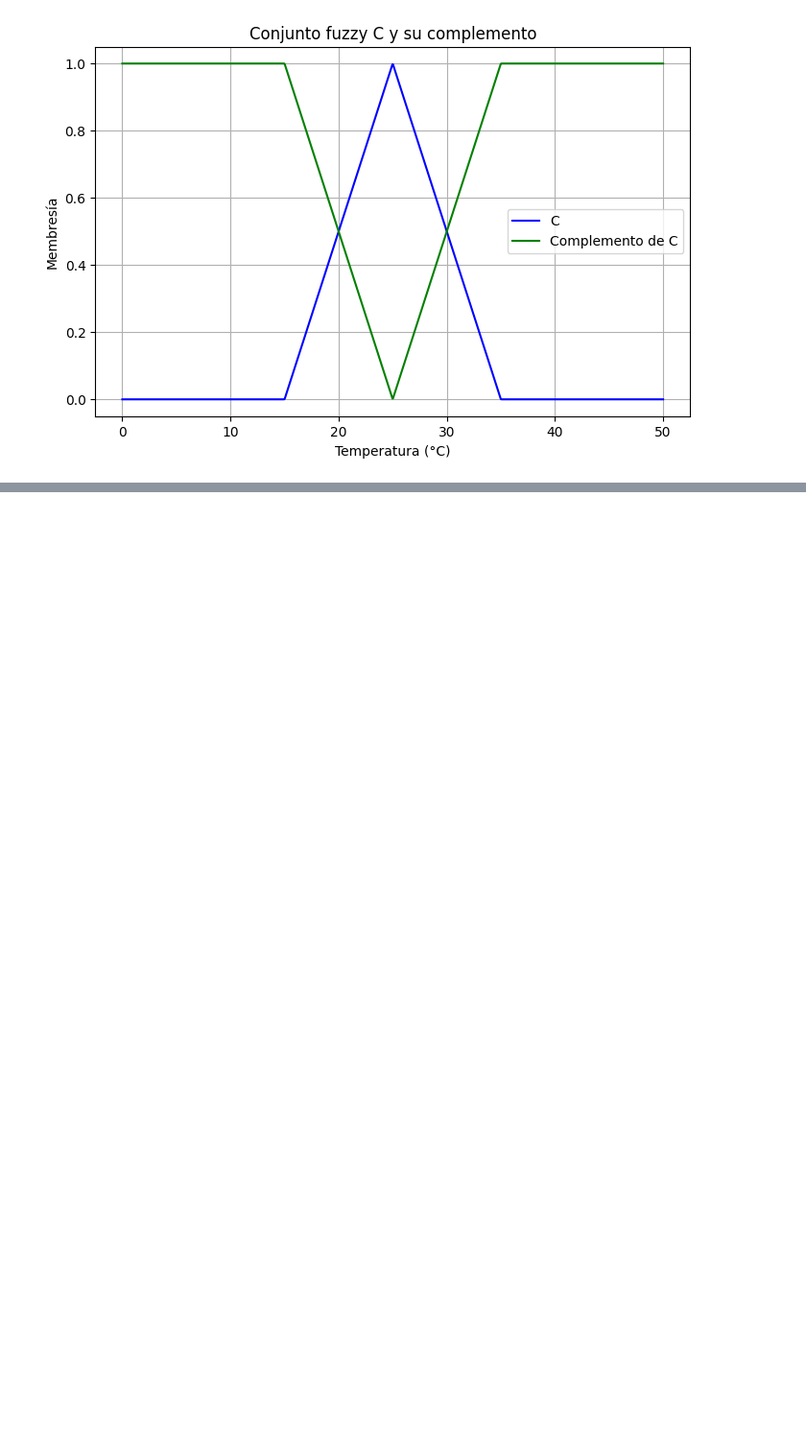
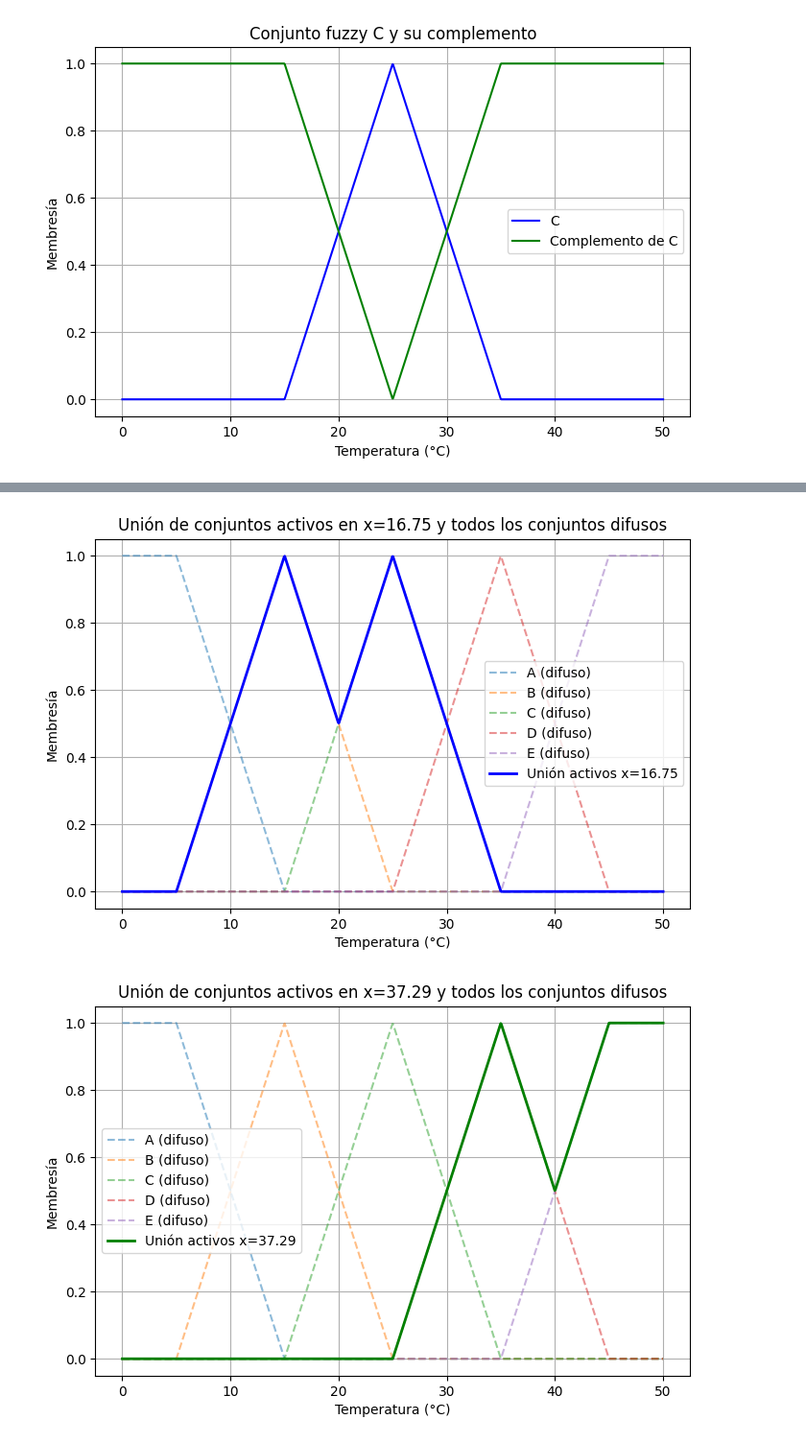
Before and after one commit to aalejoz25/Inteligencia-Computacional, a Jupyter notebook: Tarea 2.ipynb, the cells around one changed output, grey strips where cells are left out. Shown at 96% size. Cells and saved outputs as stored; diff of their text form; code cells hidden in the pictures; blank space fills up the shorter version.

```diff
--- a/Tarea 2.ipynb
+++ b/Tarea 2.ipynb
@@ -371,0 +415,50 @@ _=graficar_complemento_C(1000)
+# %%
+# Gráficos separados con todos los conjuntos difusos en líneas punteadas para comparación
+_, membresias_todos = mapear_conjuntos(1000)
+
+plt.figure(figsize=(8,5))
+for nombre, y in membresias_todos.items():
+    plt.plot(universo, y, '--', alpha=0.5, label=f'{nombre} (difuso)')
+plt.plot(universo, union_16_75, color='blue', linewidth=2, label='Unión activos x=16.75')
+plt.title('Unión de conjuntos activos en x=16.75 y todos los conjuntos difusos')
+plt.xlabel('Temperatura (°C)')
+plt.ylabel('Membresía')
+plt.legend()
+plt.grid(True)
+plt.show()
+
+plt.figure(figsize=(8,5))
+for nombre, y in membresias_todos.items():
+    plt.plot(universo, y, '--', alpha=0.5, label=f'{nombre} (difuso)')
+plt.plot(universo, union_37_29, color='green', linewidth=2, label='Unión activos x=37.29')
+plt.title('Unión de conjuntos activos en x=37.29 y todos los conjuntos difusos')
+plt.xlabel('Temperatura (°C)')
+plt.ylabel('Membresía')
+plt.legend()
+plt.grid(True)
+plt.show()
+
+plt.figure(figsize=(8,5))
+for nombre, y in membresias_todos.items():
+    plt.plot(universo, y, '--', alpha=0.5, label=f'{nombre} (difuso)')
+plt.plot(universo, interseccion_20, color='red', linewidth=2, label='Intersección activos x=20')
+plt.title('Intersección de conjuntos activos en x=20 y todos los conjuntos difusos')
+plt.xlabel('Temperatura (°C)')
+plt.ylabel('Membresía')
+plt.legend()
+plt.grid(True)
+plt.show()
+
+plt.figure(figsize=(8,5))
+for nombre, y in membresias_todos.items():
+    plt.plot(universo, y, '--', alpha=0.5, label=f'{nombre} (difuso)')
+plt.plot(universo, interseccion_40, color='purple', linewidth=2, label='Intersección activos x=40')
+plt.title('Intersección de conjuntos activos en x=40 y todos los conjuntos difusos')
+plt.xlabel('Temperatura (°C)')
+plt.ylabel('Membresía')
+plt.legend()
+plt.grid(True)
+plt.show()
+# %% [output]
+[figure, added]
+[figure, added]
```
Also changed, not shown: parts of 5 cells of this notebook.
